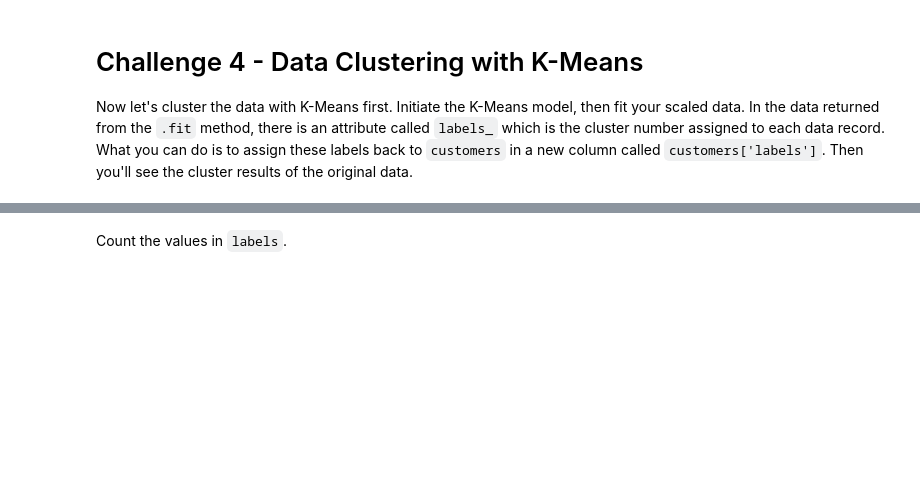
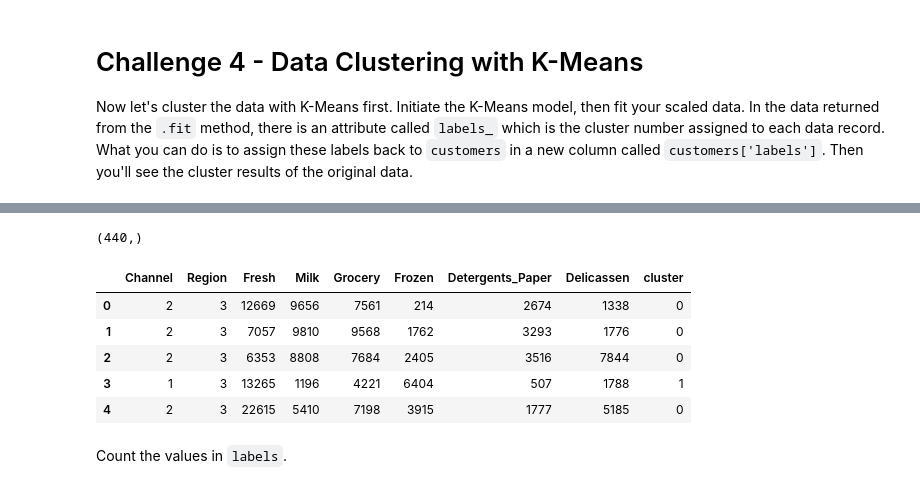
Before and after one commit to Ironhack-Data-Madrid-Octubre-2023/7.4-lab_unsupervised_learning, a Jupyter notebook: your-code/main.ipynb, the cells around one changed output, grey strips where cells are left out. Drawn from its saved outputs; the diff is of its cells as text; code cells hidden in the pictures; blank space fills up the shorter version.

```diff
--- a/your-code/main.ipynb
+++ b/your-code/main.ipynb
@@ -182,3 +190,7 @@ Now let's cluster the data with K-Means first. Initiate the K-Means model, then
 from sklearn.cluster import KMeans
 
 # Your code here:
+kmeans = KMeans(n_clusters = 2)
+# %%
+cols = [c for c in customers_scale.columns.values]
+cols
@@ -184,0 +199,2 @@ from sklearn.cluster import KMeans
+# %%
+clusters = kmeans.fit(customers_scale[cols])
@@ -185,3 +224,19 @@ from sklearn.cluster import KMeans
+# %%
+preds = clusters.fit_predict(customers_scale[cols])
+preds.shape
+# %% [output]
+(440,)
+# %%
+# Ahora vamos a crear una columna 'Cluster' que nos diga a que cluster asigna cada entrada de nuestro df original customers
+customers['cluster'] = preds
+customers.head()
+# %% [output]
+|  | Channel | Region | Fresh | Milk | Grocery | Frozen | Detergents_Paper | Delicassen | cluster |
+| 0 | 2 | 3 | 12669 | 9656 | 7561 | 214 | 2674 | 1338 | 0 |
+| 1 | 2 | 3 | 7057 | 9810 | 9568 | 1762 | 3293 | 1776 | 0 |
+| 2 | 2 | 3 | 6353 | 8808 | 7684 | 2405 | 3516 | 7844 | 0 |
+| 3 | 1 | 3 | 13265 | 1196 | 4221 | 6404 | 507 | 1788 | 1 |
+| 4 | 2 | 3 | 22615 | 5410 | 7198 | 3915 | 1777 | 5185 | 0 |
 # %% [markdown]
 Count the values in `labels`.
 # %%
```
Also changed, not shown: parts of 10 cells of this notebook.
